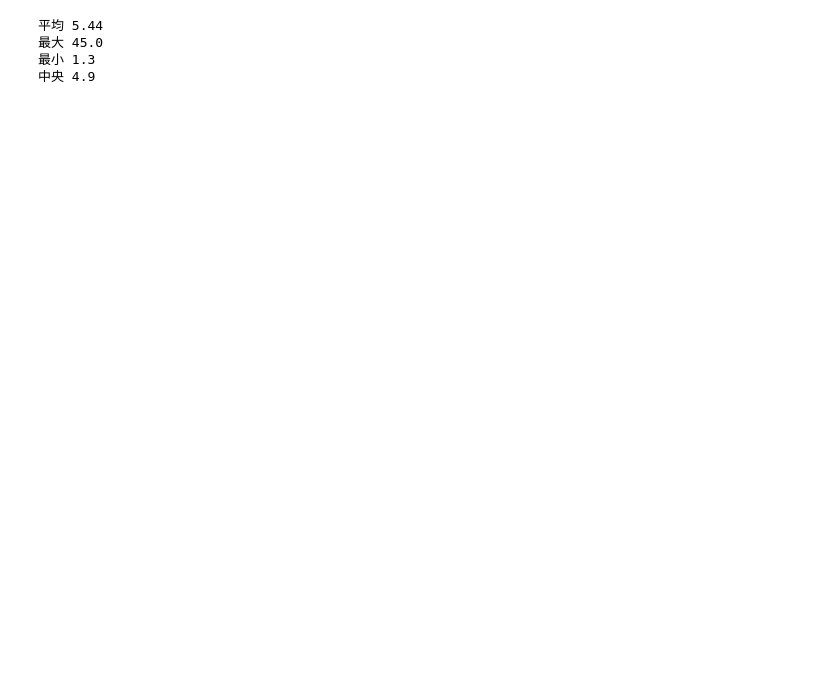
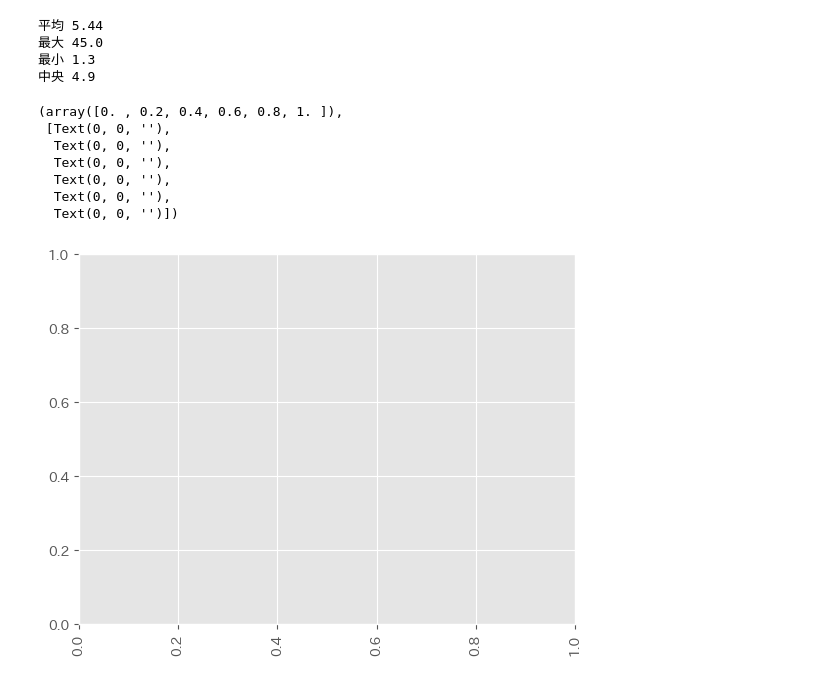
Before and after one commit to apokurinkansen/MyPythonTask, a Jupyter notebook: data.ipynb, the cells around one changed output. Drawn from its saved outputs; the diff is of its cells as text; code cells hidden in the pictures; blank space fills up the shorter version.

```diff
--- a/data.ipynb
+++ b/data.ipynb
@@ -346,3 +363,20 @@ print("中央",medi)
 最大 45.0
 最小 1.3
 中央 4.9
+# %%
+df = pd.read_csv("RENT.csv")
+df['築年'] = df['築年月'].apply(lambda x: re.split('\[', x)[0])
+plt.style.use('ggplot')
+
+plt.xticks(rotation=90)
+# # 散布図を描画
+# plt.scatter(df["築年"].value_counts().index,df.groupby("築年").mean()["家賃"])
+# %% [output]
+(array([0. , 0.2, 0.4, 0.6, 0.8, 1. ]),
+ [Text(0, 0, ''),
+  Text(0, 0, ''),
+  Text(0, 0, ''),
+  Text(0, 0, ''),
+  Text(0, 0, ''),
+  Text(0, 0, '')])
+[figure, added]
```
Also changed, not shown: parts of 4 cells of this notebook, 12 other files.
